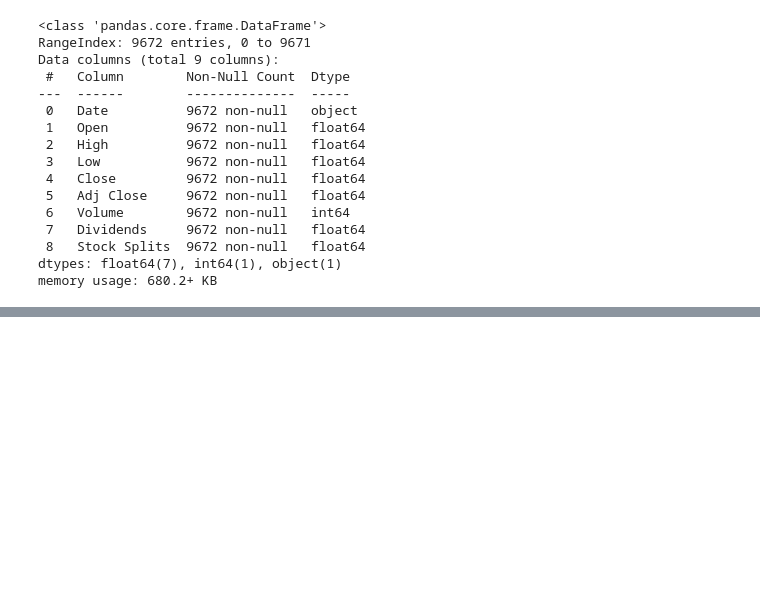
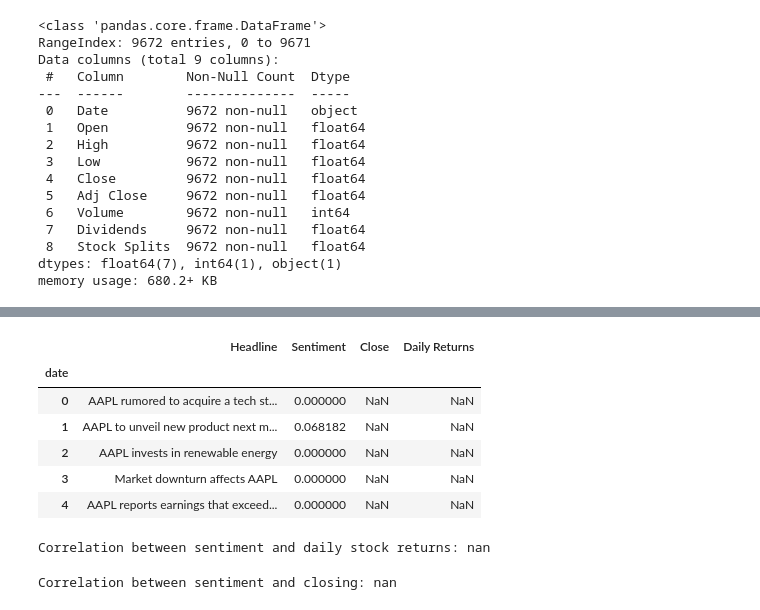
Before and after one commit to surak-alf/Project_3, a Jupyter notebook: src/notebooks/MSFT (1).ipynb, the cells around one changed output, grey strips where cells are left out. Cells and saved outputs as stored; diff of their text form; code cells hidden in the pictures; blank space fills up the shorter version.

Commit message:
correlation msft

```diff
--- a/src/notebooks/MSFT (1).ipynb
+++ b/src/notebooks/MSFT (1).ipynb
@@ -109,0 +137,20 @@ fig.show()
+# %%
+# Generate random headlines
+headline_samples = [
+    "AAPL hits record high",
+    "Concerns over AAPL's future growth",
+    "AAPL to unveil new product next month",
+    "AAPL reports earnings that exceed forecasts",
+    "Market downturn affects AAPL",
+    "AAPL invests in renewable energy",
+    "New AAPL CEO announced",
+    "AAPL faces regulatory scrutiny",
+    "AAPL rumored to acquire a tech startup",
+    "AAPL's market share grows"
+]
+
+# Assign a random headline to each date
+text_data['Headline'] = np.random.choice(headline_samples, size=len(text_data))
+
+# Display the first few rows of the updated DataFrame
+text_data.head()
@@ -109,0 +164,6 @@ fig.show()
+# %%
+def calculate_sentiment(text):
+    return TextBlob(text).sentiment.polarity
+
+# Applying the sentiment analysis function to your headlines
+text_data['Sentiment'] = text_data['Headline'].apply(calculate_sentiment)
@@ -109,0 +179,4 @@ fig.show()
+# %%
+# Aligning sentiment scores with the stock closing prices on the same date
+combined_data = text_data.set_index('date').join(msft['Close'])
+combined_data.head()
@@ -109,0 +191,22 @@ fig.show()
+# %%
+combined_data['Daily Returns'] = combined_data['Close'].pct_change()
+# %%
+combined_data.head()
+# %% [output]
+|  | Headline | Sentiment | Close | Daily Returns |
+| date |  |  |  |  |
+| 0 | AAPL rumored to acquire a tech st... | 0.000000 | NaN | NaN |
+| 1 | AAPL to unveil new product next m... | 0.068182 | NaN | NaN |
+| 2 | AAPL invests in renewable energy | 0.000000 | NaN | NaN |
+| 3 | Market downturn affects AAPL | 0.000000 | NaN | NaN |
+| 4 | AAPL reports earnings that exceed... | 0.000000 | NaN | NaN |
+# %%
+correlation = combined_data['Sentiment'].corr(combined_data['Daily Returns'])
+print("Correlation between sentiment and daily stock returns:", correlation)
+# %% [output]
+Correlation between sentiment and daily stock returns: nan
+# %%
+correlation = combined_data['Sentiment'].corr(combined_data['Close'])
+print("Correlation between sentiment and closing:", correlation)
+# %% [output]
+Correlation between sentiment and closing: nan
```
Also changed, not shown: parts of 10 cells of this notebook.
